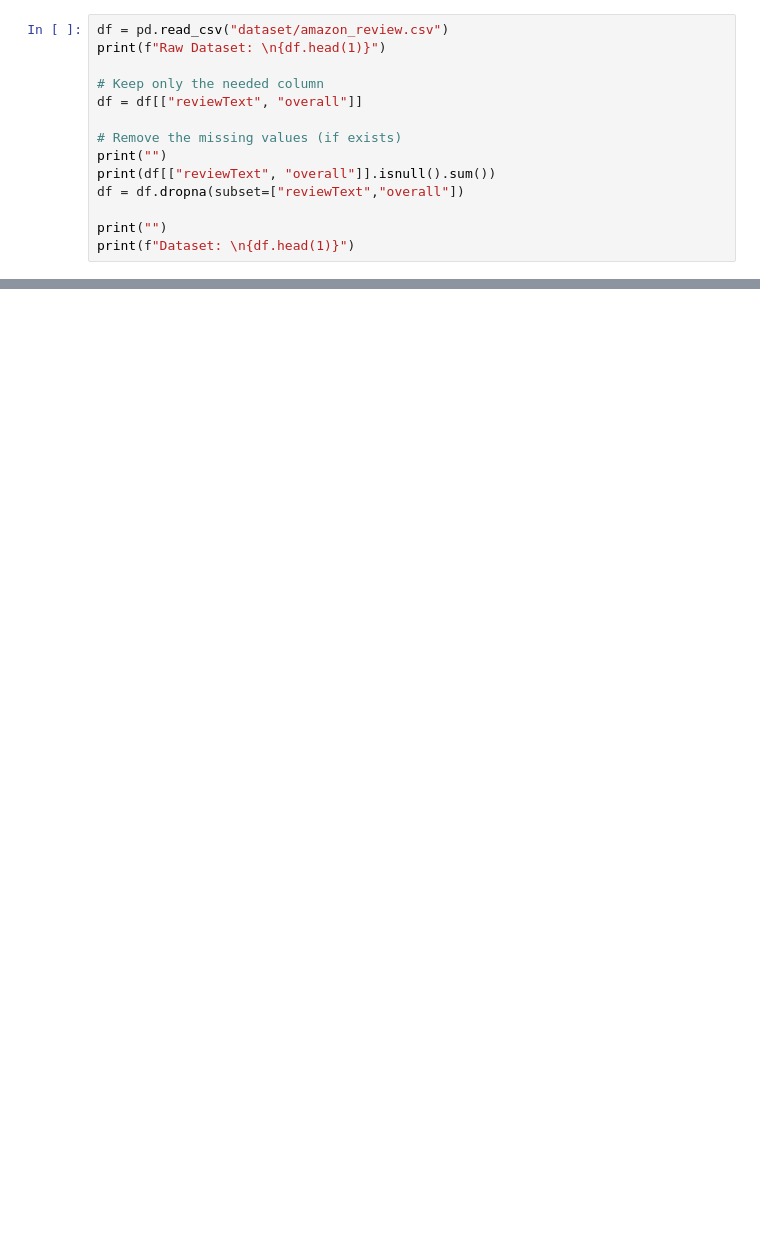
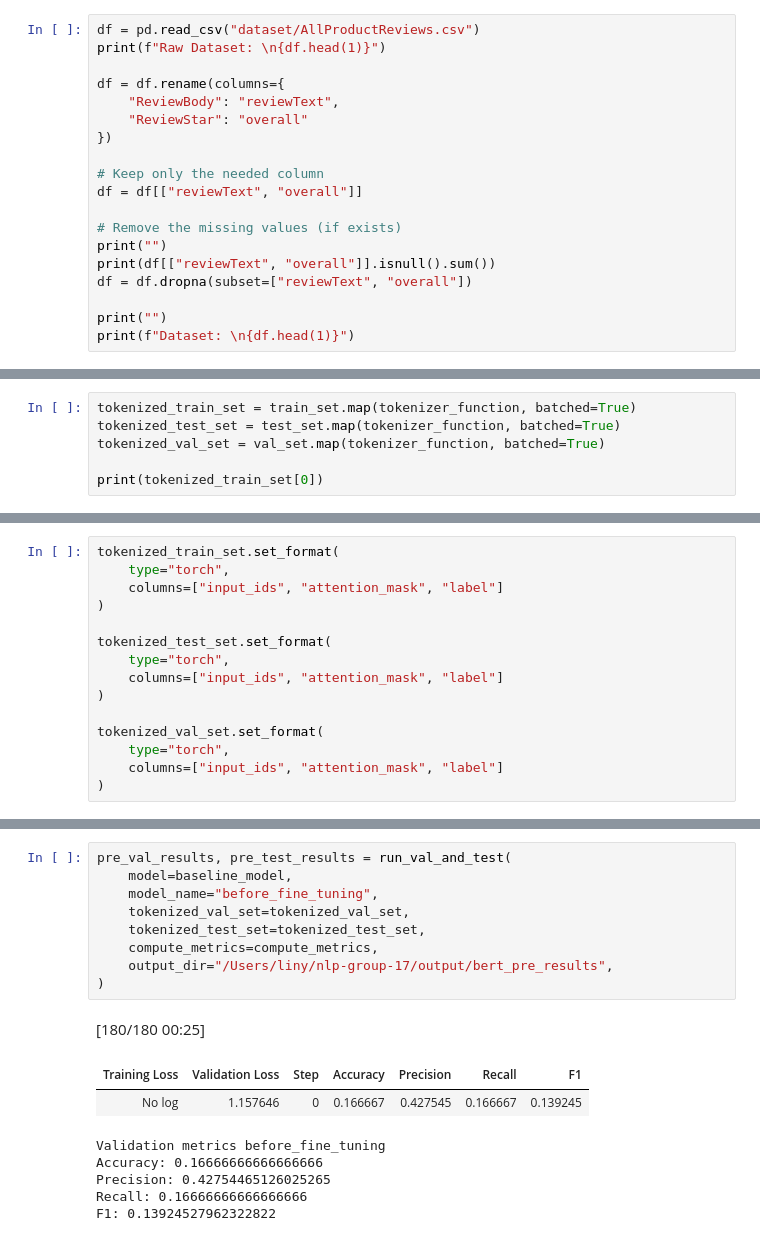
Before and after one commit to Liny-sia/nlp-group-17, a Jupyter notebook: sentiment_analysis.ipynb, the cells around one changed output, grey strips where cells are left out. Saved outputs shown, nothing was run; the diff lists cells and outputs as text; blank space fills up the shorter version.

Commit message:
New Dataset and Full working BERT

```diff
--- a/sentiment_analysis.ipynb
+++ b/sentiment_analysis.ipynb
@@ -7,6 +30,11 @@ from datasets import Dataset
 # %%
-df = pd.read_csv("dataset/amazon_review.csv")
+df = pd.read_csv("dataset/AllProductReviews.csv")
 print(f"Raw Dataset: \n{df.head(1)}")
+
+df = df.rename(columns={
+    "ReviewBody": "reviewText",
+    "ReviewStar": "overall"
+})
 
 # Keep only the needed column
 df = df[["reviewText", "overall"]]
@@ -14,7 +42,7 @@ df = df[["reviewText", "overall"]]
 # Remove the missing values (if exists)
 print("")
 print(df[["reviewText", "overall"]].isnull().sum())
-df = df.dropna(subset=["reviewText","overall"])
+df = df.dropna(subset=["reviewText", "overall"])
 
 print("")
 print(f"Dataset: \n{df.head(1)}")
@@ -106,0 +158,6 @@ def tokenizer_function(text):
+# %%
+tokenized_train_set = train_set.map(tokenizer_function, batched=True)
+tokenized_test_set = test_set.map(tokenizer_function, batched=True)
+tokenized_val_set = val_set.map(tokenizer_function, batched=True)
+
+print(tokenized_train_set[0])
@@ -106,0 +166,15 @@ def tokenizer_function(text):
+# %%
+tokenized_train_set.set_format(
+    type="torch",
+    columns=["input_ids", "attention_mask", "label"]
+)
+
+tokenized_test_set.set_format(
+    type="torch",
+    columns=["input_ids", "attention_mask", "label"]
+)
+
+tokenized_val_set.set_format(
+    type="torch",
+    columns=["input_ids", "attention_mask", "label"]
+)
@@ -106,0 +318,18 @@ def tokenizer_function(text):
+# %%
+pre_val_results, pre_test_results = run_val_and_test(
+    model=baseline_model,
+    model_name="before_fine_tuning",
+    tokenized_val_set=tokenized_val_set,
+    tokenized_test_set=tokenized_test_set,
+    compute_metrics=compute_metrics,
+    output_dir="/Users/liny/nlp-group-17/output/bert_pre_results",
+)
+# %% [output]
+[180/180 00:25]
+| Training Loss | Validation Loss | Step | Accuracy | Precision | Recall | F1 |
+| No log | 1.157646 | 0 | 0.166667 | 0.427545 | 0.166667 | 0.139245 |
+Validation metrics before_fine_tuning
+Accuracy: 0.16666666666666666
+Precision: 0.42754465126025265
+Recall: 0.16666666666666666
+F1: 0.13924527962322822
```
Also changed, not shown: parts of 23 cells of this notebook, 1 other file.
